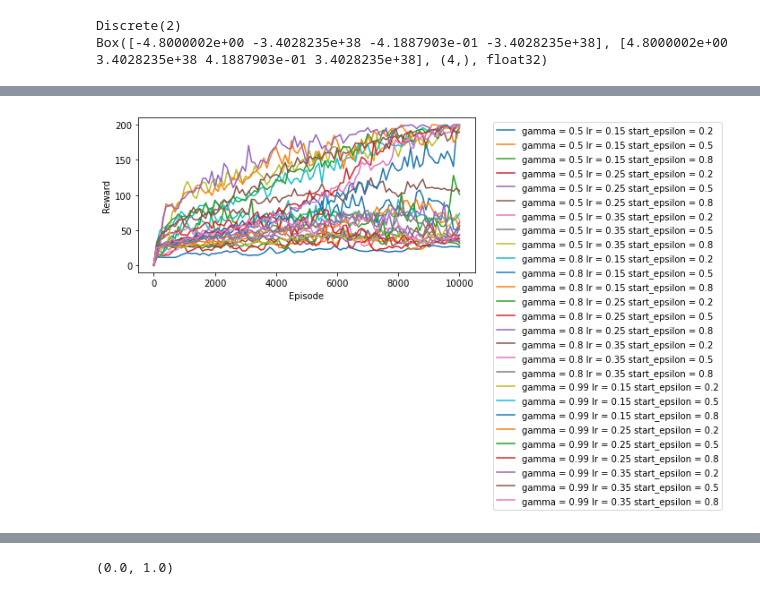
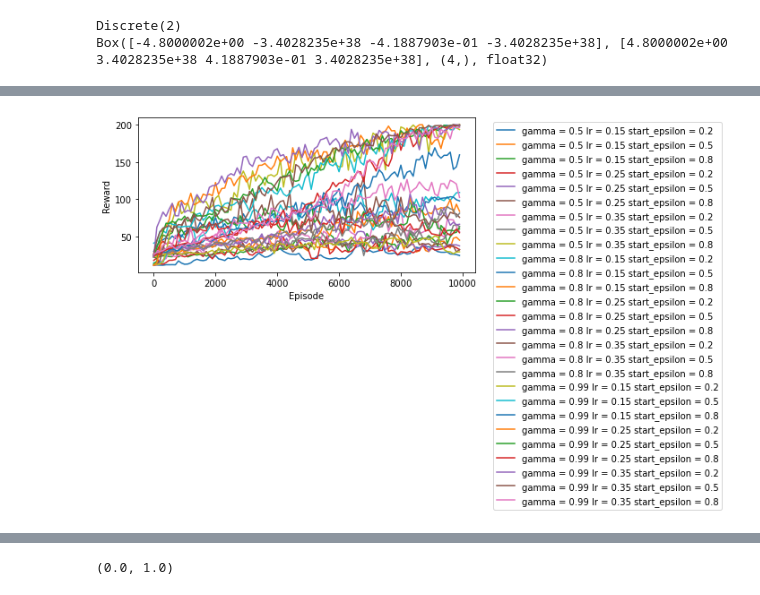
Before and after one commit to sddiener/DRL_coursework, a Jupyter notebook: Task_1_Q_learning/Q_learning copy HP tuning.ipynb, the cells around one changed output, grey strips where cells are left out. Cells and saved outputs as stored; diff of their text form; code cells hidden in the pictures.

```diff
--- a/Task_1_Q_learning/Q_learning copy HP tuning.ipynb
+++ b/Task_1_Q_learning/Q_learning copy HP tuning.ipynb
@@ -167,19 +160,19 @@ Episode : 10000 | Avg. reward -> 199.92 | Max reward : 200.0 | Epsilon : 0.0 | T
 # %%
 # load q_table_list and data_list
-data_list = np.load('data_list.npy', allow_pickle=True)
+data_list = np.load('data_list_2.npy', allow_pickle=True)
 
 # plot all items in data_list
-ep = [i for i in range(0, episodes + 1, timestep)]
+ep = [i for i in range(0, episodes, timestep)]
 plt.figure(figsize=(10,5))
 for i in range(len(data_list)):
     plt.plot(ep, data_list[i]['avg'], label='gamma = {} lr = {} start_epsilon = {}'.format(data_list[i]['gamma'], data_list[i]['lr'], data_list[i]['epsilon'][0]))
 plt.xlabel('Episode')
 plt.ylabel('Reward')
 plt.legend(bbox_to_anchor=(1.04,1), loc="upper left")
 plt.tight_layout()
 plt.show()
 # %% [output]
-[figure, old version]
+[figure, new version]
 # %%
 # print parameters with highest average return
 max_avg = max(data['avg'])
```
Also changed, not shown: parts of 5 cells of this notebook, 2 other files.
